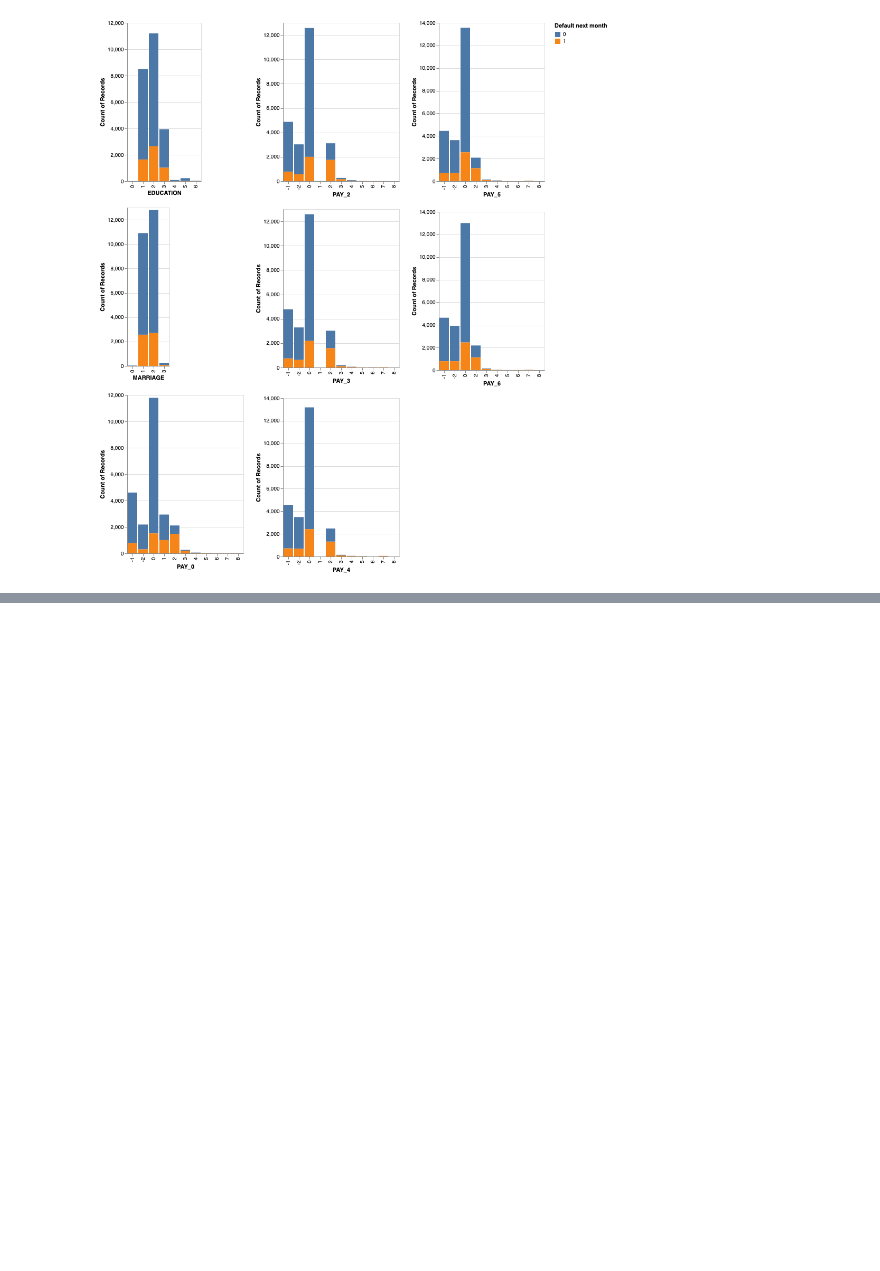
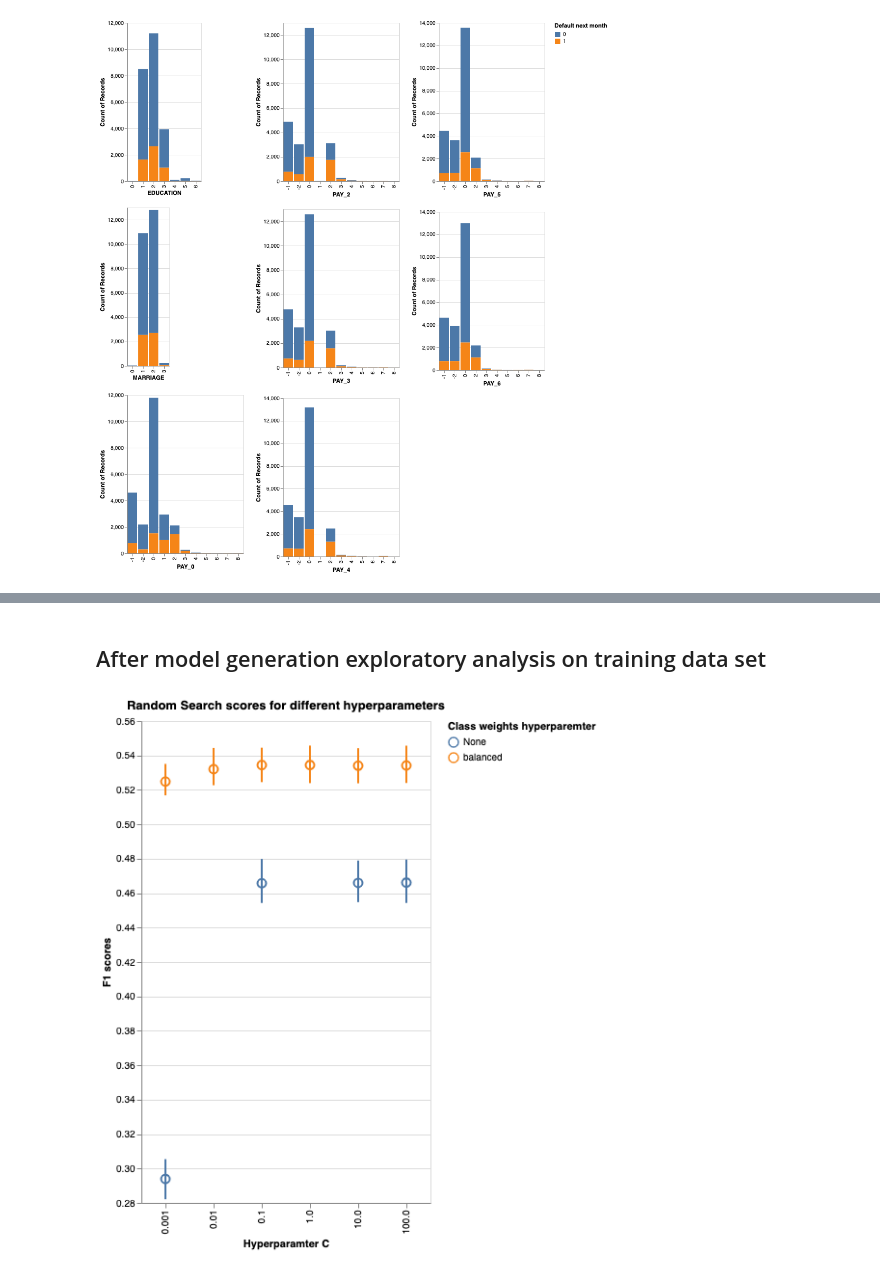
Before and after one commit to UBC-MDS/credit_default_prediction, a Jupyter notebook: src/credit_default_eda.ipynb, the cells around one changed output, grey strips where cells are left out. Saved outputs shown, nothing was run; the diff lists cells and outputs as text; code cells hidden in the pictures; blank space fills up the shorter version.

```diff
--- a/src/credit_default_eda.ipynb
+++ b/src/credit_default_eda.ipynb
@@ -195,0 +210,19 @@ for i in range(len(bill)):
+# %% [markdown]
+## After model generation exploratory analysis on training data set
+# %%
+random_search_scores_df = pd.read_csv('../results/random_search_cv_scores.csv')
+# %%
+random_search_scores_df["param_logisticregression__C"] = random_search_scores_df["param_logisticregression__C"].apply(str)
+err_bars = alt.Chart(random_search_scores_df, title = "Random Search scores for different hyperparameters"
+).mark_errorbar(extent='ci', rule=alt.LineConfig(size=2)
+).encode( x=alt.X('param_logisticregression__C', title = "Hyperparamter C"),
+          y= alt.Y('scores',scale= alt.Scale(zero= False), title = "F1 scores"),
+          color = alt.Color("param_logisticregression__class_weight", title = "Class weights hyperparemter")
+).properties(
+    width=300,
+    height=500)
+
+
+err_bars + err_bars.mark_point(size=80).encode(y='mean(scores)')
+# %% [output]
+[figure, added]
```
Also changed, not shown: parts of 7 cells of this notebook, 5 other files.
